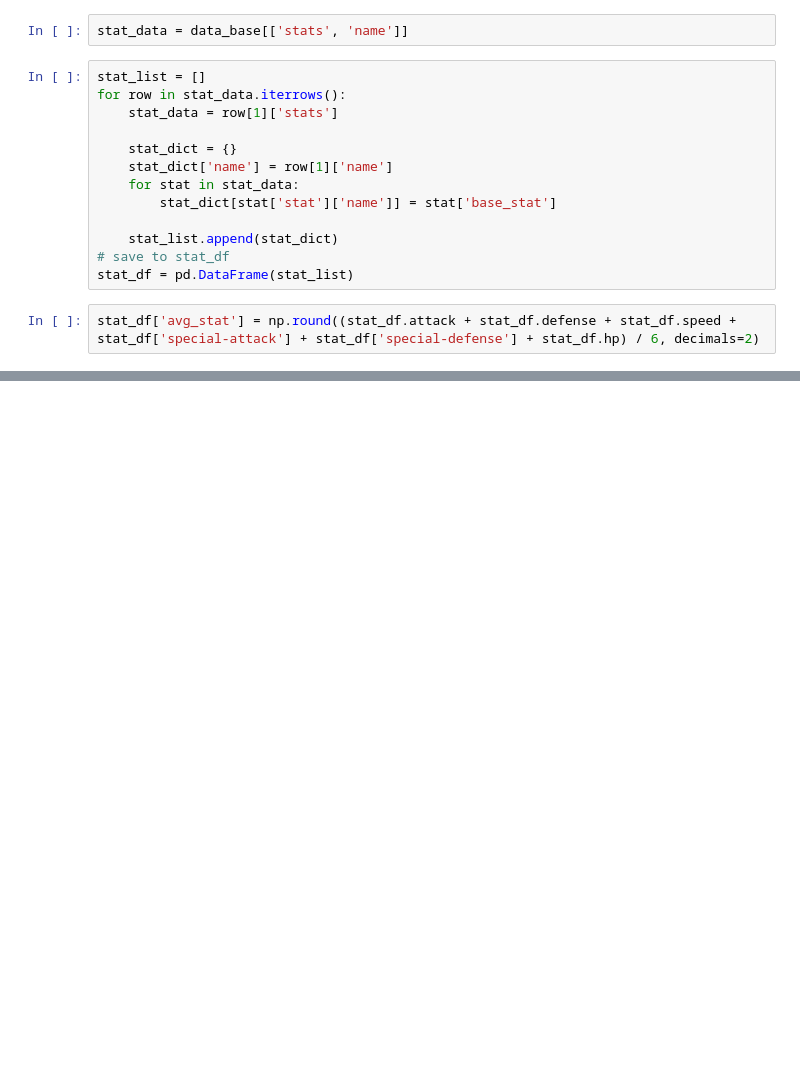
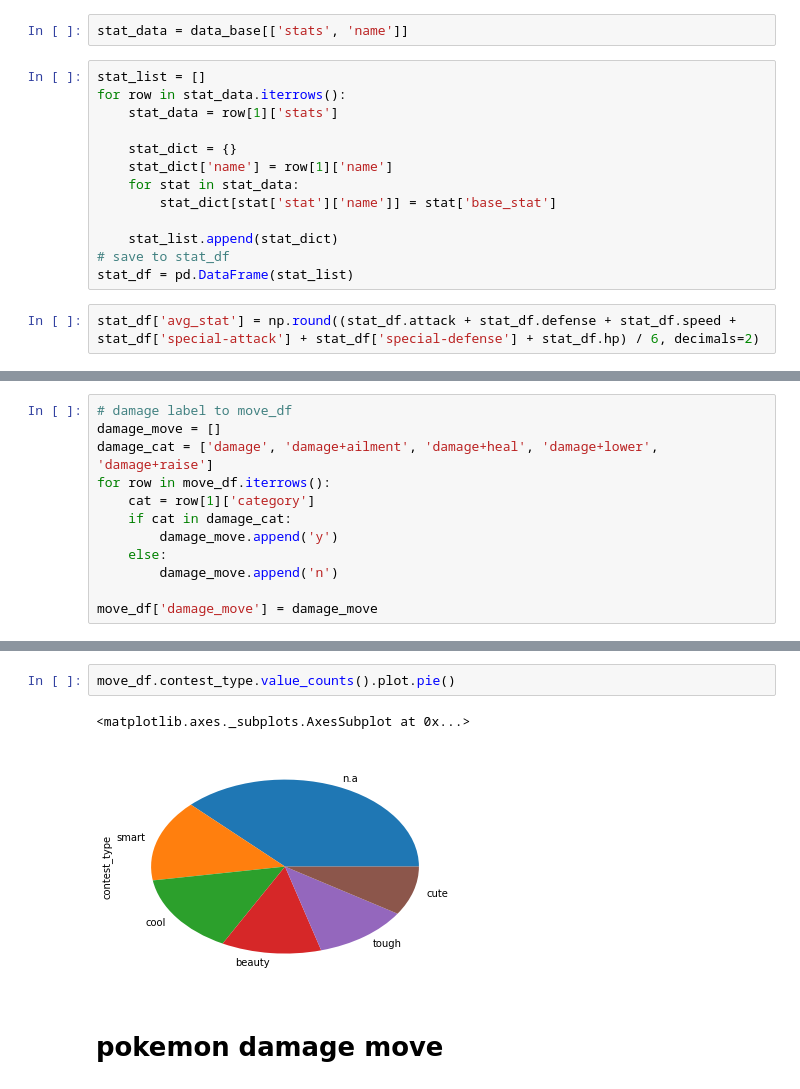
Before and after one commit to wd810/project-3, a Jupyter notebook: project-3/data/Pokemon_State.ipynb, the cells around one changed output, grey strips where cells are left out. Saved outputs shown, nothing was run; the diff lists cells and outputs as text; blank space fills up the shorter version.

```diff
--- a/project-3/data/Pokemon_State.ipynb
+++ b/project-3/data/Pokemon_State.ipynb
@@ -45,0 +226,12 @@ stat_df.describe()
+# %%
+# damage label to move_df
+damage_move = []
+damage_cat = ['damage', 'damage+ailment', 'damage+heal', 'damage+lower', 'damage+raise']
+for row in move_df.iterrows():
+    cat = row[1]['category']
+    if cat in damage_cat:
+        damage_move.append('y')
+    else:
+        damage_move.append('n')
+
+move_df['damage_move'] = damage_move
@@ -45,0 +251,7 @@ stat_df.describe()
+# %%
+move_df.contest_type.value_counts().plot.pie()
+# %% [output]
+<matplotlib.axes._subplots.AxesSubplot at 0x...>
+[figure, added]
+# %% [markdown]
+# pokemon damage move
```
Also changed, not shown: parts of 26 cells of this notebook, 24 other files.
